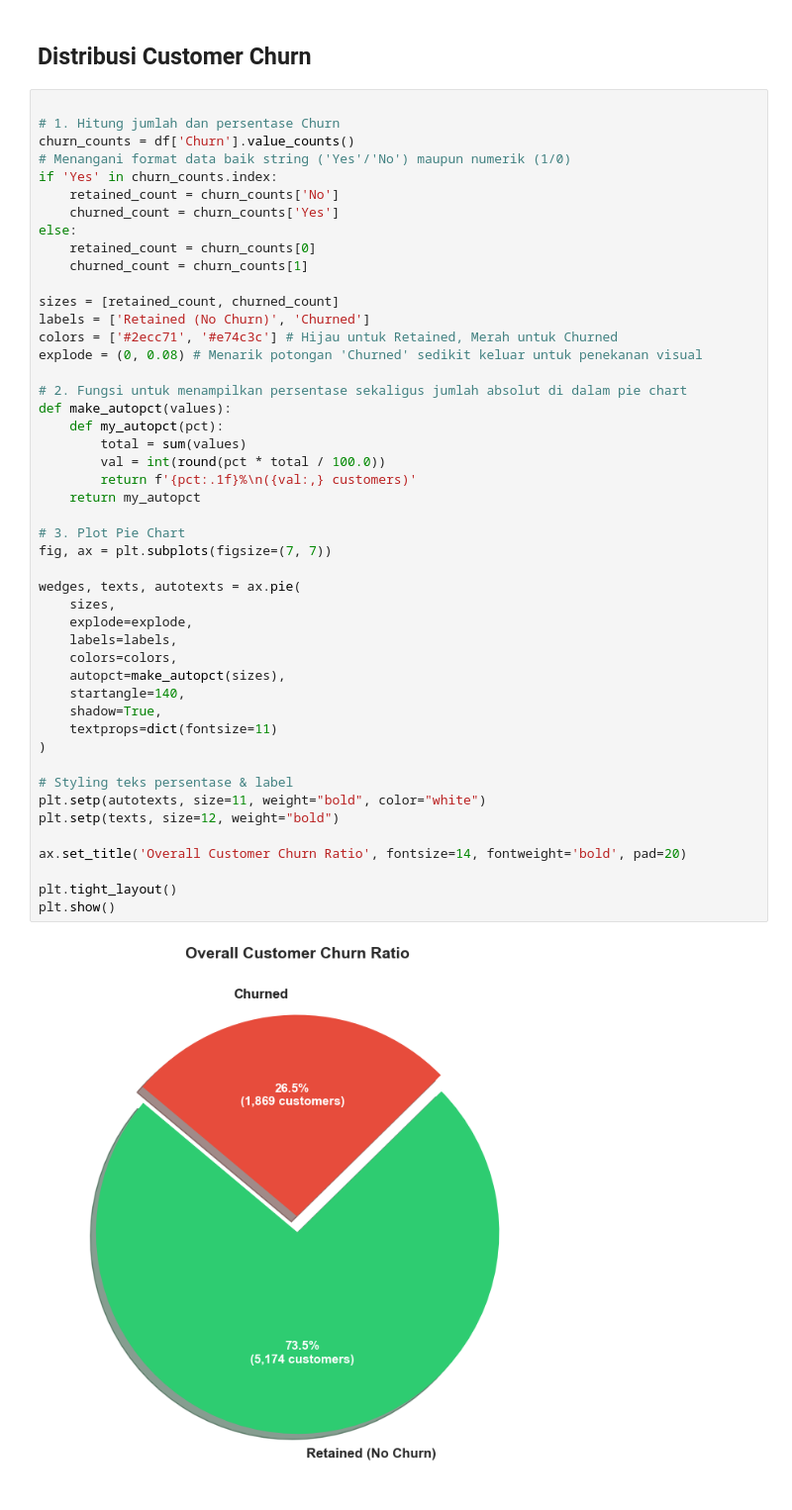
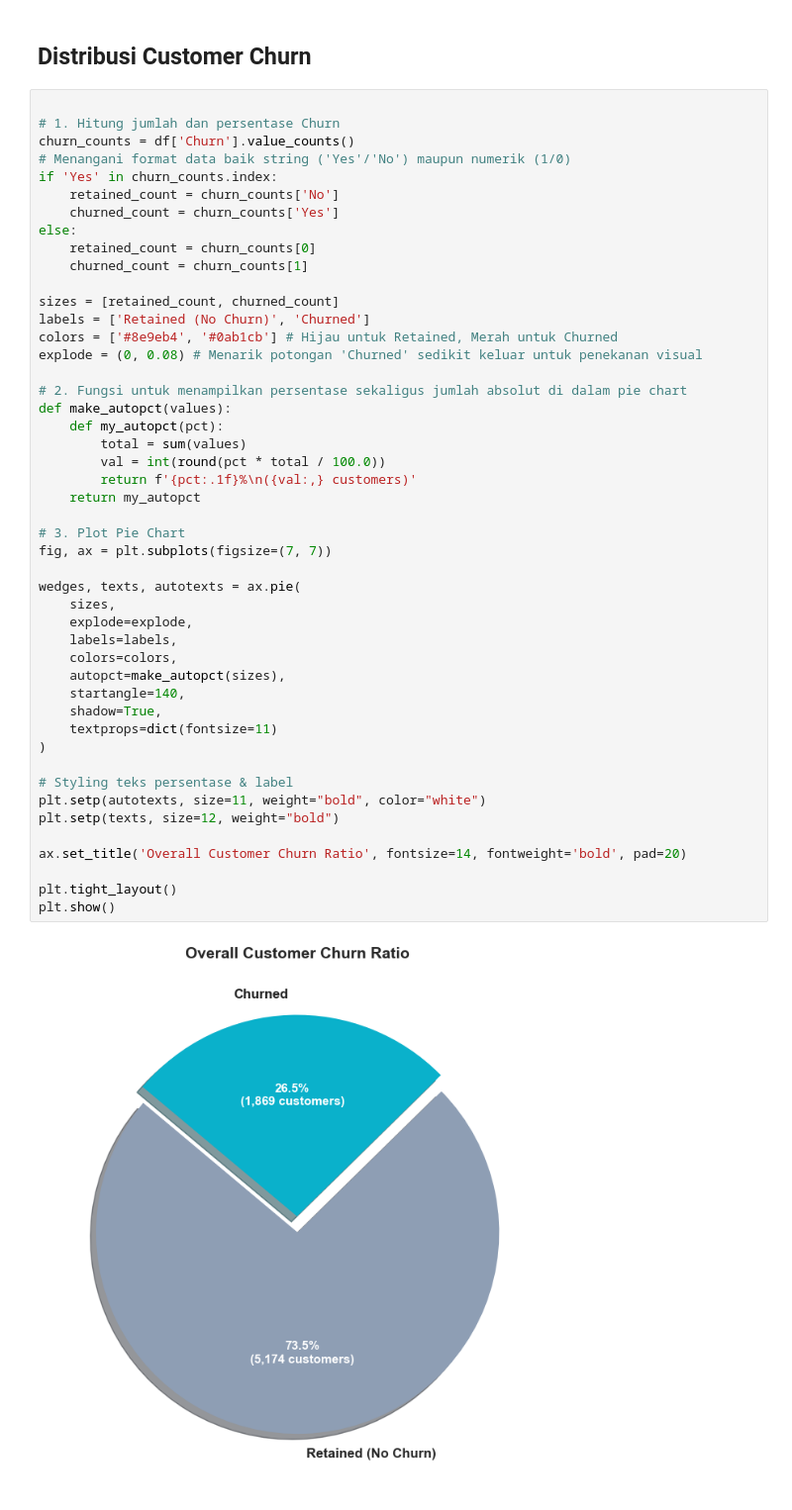
Before and after one commit to mherlypratama/Churn-Prediction, a Jupyter notebook: Scripts/ChurnPrediction.ipynb, the cells around one changed output. Shown at 99% size. Drawn from its saved outputs; the diff is of its cells as text.

```diff
--- a/Scripts/ChurnPrediction.ipynb
+++ b/Scripts/ChurnPrediction.ipynb
@@ -1609,38 +1609,38 @@ else:
 
 sizes = [retained_count, churned_count]
 labels = ['Retained (No Churn)', 'Churned']
-colors = ['#2ecc71', '#e74c3c'] # Hijau untuk Retained, Merah untuk Churned
+colors = ['#8e9eb4', '#0ab1cb'] # Hijau untuk Retained, Merah untuk Churned
 explode = (0, 0.08) # Menarik potongan 'Churned' sedikit keluar untuk penekanan visual
 
 # 2. Fungsi untuk menampilkan persentase sekaligus jumlah absolut di dalam pie chart
 def make_autopct(values):
     def my_autopct(pct):
         total = sum(values)
         val = int(round(pct * total / 100.0))
         return f'{pct:.1f}%\n({val:,} customers)'
     return my_autopct
 
 # 3. Plot Pie Chart
 fig, ax = plt.subplots(figsize=(7, 7))
 
 wedges, texts, autotexts = ax.pie(
     sizes,
     explode=explode,
     labels=labels,
     colors=colors,
     autopct=make_autopct(sizes),
     startangle=140,
     shadow=True,
     textprops=dict(fontsize=11)
 )
 
 # Styling teks persentase & label
 plt.setp(autotexts, size=11, weight="bold", color="white")
 plt.setp(texts, size=12, weight="bold")
 
 ax.set_title('Overall Customer Churn Ratio', fontsize=14, fontweight='bold', pad=20)
 
 plt.tight_layout()
 plt.show()
 # %% [output]
-[figure, old version]
+[figure, new version]
```
Also changed, not shown: 2 other files.
